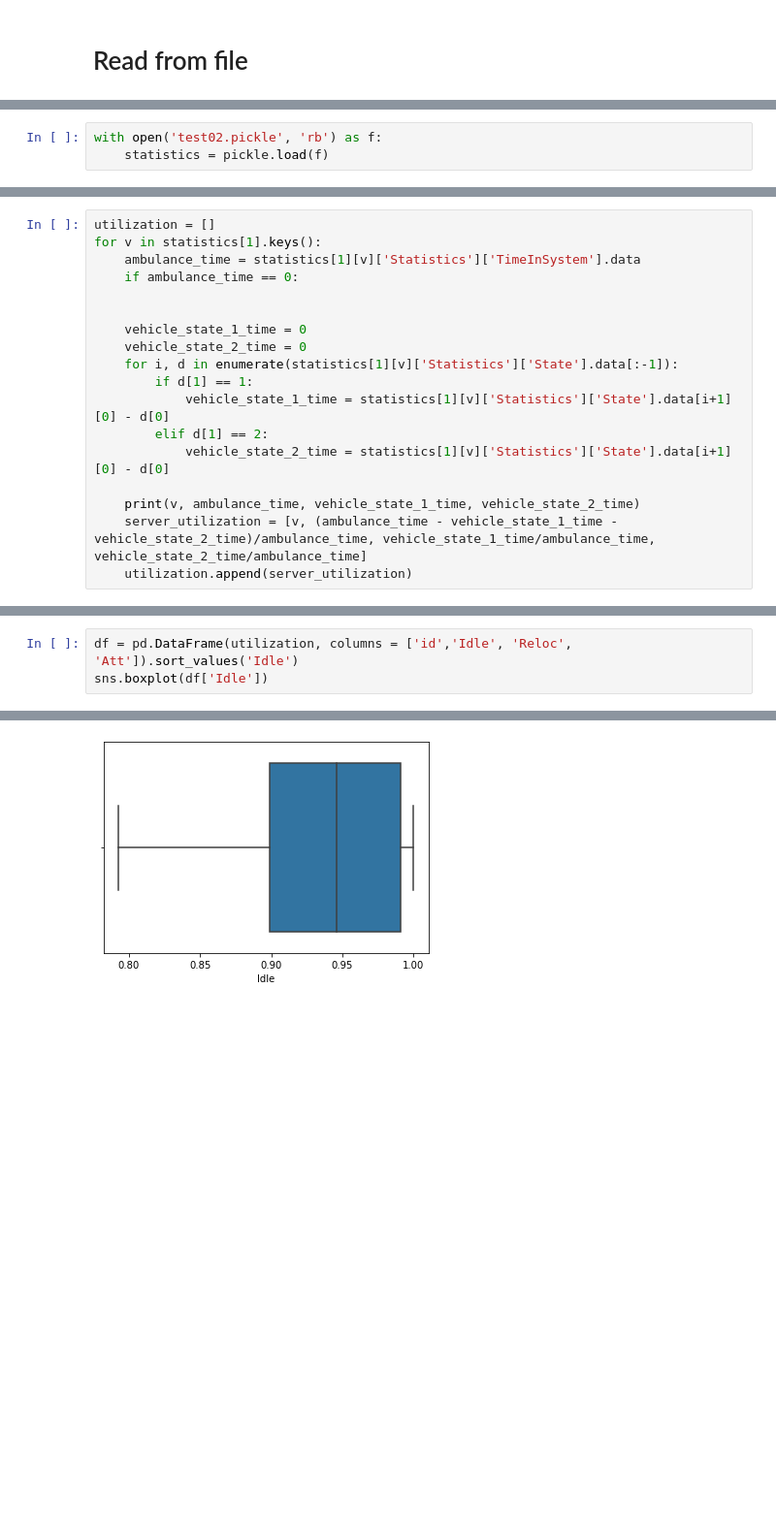
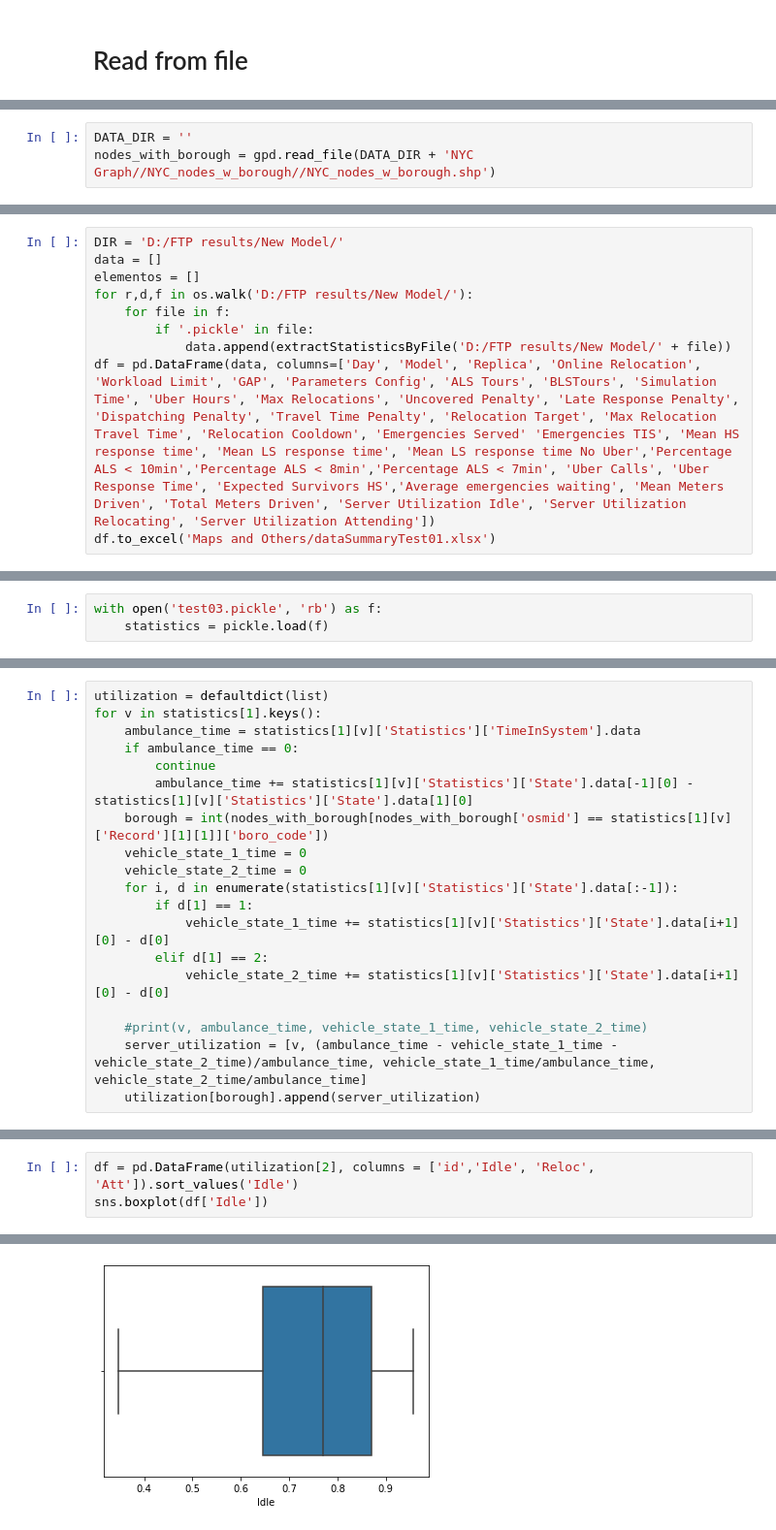
Before and after one commit to yamilbknsu/ems-ny-data, a Jupyter notebook: StatisticsDisplay2.ipynb, the cells around one changed output, grey strips where cells are left out. Shown at 97% size. Cells and saved outputs as stored; diff of their text form; blank space fills up the shorter version.

```diff
--- a/StatisticsDisplay2.ipynb
+++ b/StatisticsDisplay2.ipynb
@@ -485,0 +488,3 @@ for t in range(5):
+# %%
+DATA_DIR = ''
+nodes_with_borough = gpd.read_file(DATA_DIR + 'NYC Graph//NYC_nodes_w_borough//NYC_nodes_w_borough.shp')
@@ -485,0 +579,10 @@ for t in range(5):
+# %%
+DIR = 'D:/FTP results/New Model/'
+data = []
+elementos = []
+for r,d,f in os.walk('D:/FTP results/New Model/'):
+    for file in f:
+        if '.pickle' in file:
+            data.append(extractStatisticsByFile('D:/FTP results/New Model/' + file))
+df = pd.DataFrame(data, columns=['Day', 'Model', 'Replica', 'Online Relocation', 'Workload Limit', 'GAP', 'Parameters Config', 'ALS Tours', 'BLSTours', 'Simulation Time', 'Uber Hours', 'Max Relocations', 'Uncovered Penalty', 'Late Response Penalty', 'Dispatching Penalty', 'Travel Time Penalty', 'Relocation Target', 'Max Relocation Travel Time', 'Relocation Cooldown', 'Emergencies Served' 'Emergencies TIS', 'Mean HS response time', 'Mean LS response time', 'Mean LS response time No Uber','Percentage ALS < 10min','Percentage ALS < 8min','Percentage ALS < 7min', 'Uber Calls', 'Uber Response Time', 'Expected Survivors HS','Average emergencies waiting', 'Mean Meters Driven', 'Total Meters Driven', 'Server Utilization Idle', 'Server Utilization Relocating', 'Server Utilization Attending'])
+df.to_excel('Maps and Others/dataSummaryTest01.xlsx')
@@ -486,3 +593,3 @@ for t in range(5):
 # %%
-with open('test02.pickle', 'rb') as f:
+with open('test03.pickle', 'rb') as f:
     statistics = pickle.load(f)
@@ -493,18 +622,19 @@ statistics[1]['Ambulance 152']['Statistics']['State'].visualize()
 # %%
-utilization = []
+utilization = defaultdict(list)
 for v in statistics[1].keys():
     ambulance_time = statistics[1][v]['Statistics']['TimeInSystem'].data
     if ambulance_time == 0:
-
-
+        continue
+        ambulance_time += statistics[1][v]['Statistics']['State'].data[-1][0] - statistics[1][v]['Statistics']['State'].data[1][0]
+    borough = int(nodes_with_borough[nodes_with_borough['osmid'] == statistics[1][v]['Record'][1][1]]['boro_code'])
     vehicle_state_1_time = 0
     vehicle_state_2_time = 0
     for i, d in enumerate(statistics[1][v]['Statistics']['State'].data[:-1]):
         if d[1] == 1:
-            vehicle_state_1_time = statistics[1][v]['Statistics']['State'].data[i+1][0] - d[0]
+            vehicle_state_1_time += statistics[1][v]['Statistics']['State'].data[i+1][0] - d[0]
         elif d[1] == 2:
-            vehicle_state_2_time = statistics[1][v]['Statistics']['State'].data[i+1][0] - d[0]
+            vehicle_state_2_time += statistics[1][v]['Statistics']['State'].data[i+1][0] - d[0]
 
-    print(v, ambulance_time, vehicle_state_1_time, vehicle_state_2_time)
+    #print(v, ambulance_time, vehicle_state_1_time, vehicle_state_2_time)
     server_utilization = [v, (ambulance_time - vehicle_state_1_time - vehicle_state_2_time)/ambulance_time, vehicle_state_1_time/ambulance_time, vehicle_state_2_time/ambulance_time]
-    utilization.append(server_utilization)
+    utilization[borough].append(server_utilization)
@@ -534,6 +645,6 @@ statistics[0]['EmergenciesServed'].data
 # %%
-df = pd.DataFrame(utilization, columns = ['id','Idle', 'Reloc', 'Att']).sort_values('Idle')
+df = pd.DataFrame(utilization[2], columns = ['id','Idle', 'Reloc', 'Att']).sort_values('Idle')
 sns.boxplot(df['Idle'])
 # %% [output]
 <AxesSubplot:xlabel='Idle'>
-[figure, old version]
+[figure, new version]
```
Also changed, not shown: parts of 14 cells of this notebook, 4 other files.
